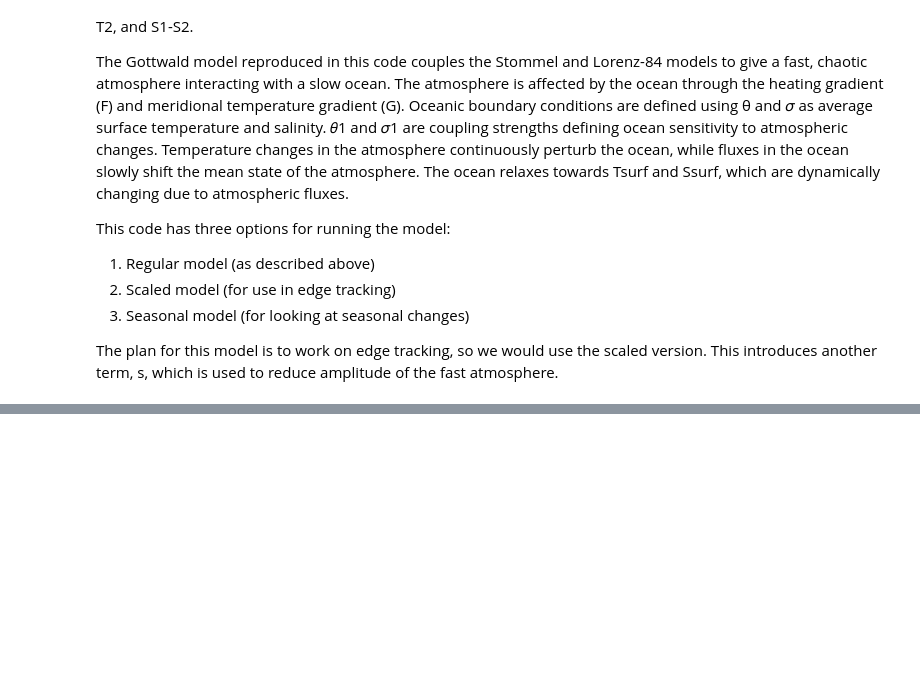
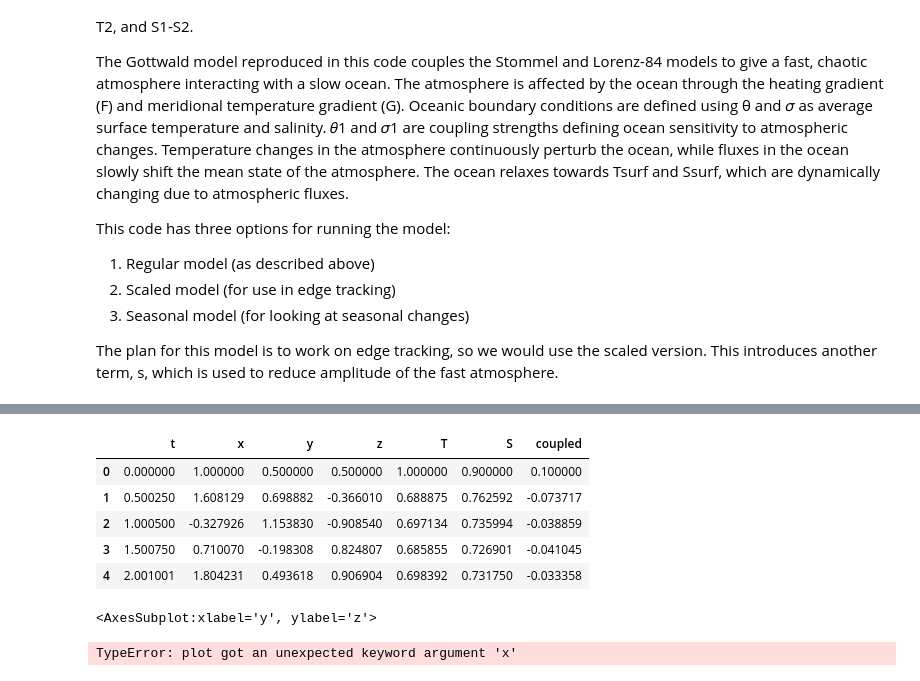
Before and after one commit to amethystaurora-robo/simulation_practice, a Jupyter notebook: Gottwald_model.ipynb, the cells around one changed output, grey strips where cells are left out. Cells and saved outputs as stored; diff of their text form; code cells hidden in the pictures; blank space fills up the shorter version.

```diff
--- a/Gottwald_model.ipynb
+++ b/Gottwald_model.ipynb
@@ -94,7 +97,7 @@ def gottwald_noice_seasons(t, u, p):
 
     return np.array([dx, dy, dz, dT, dS])
 # %%
-def param_gwn_default(param_l84=None, sigma_0=0.926): #**kwargs):
+def param_gwn_default(f,param_l84=None, sigma_0=0.926): #**kwargs):
     """return parameter values"""
     if param_l84 is not None:
         a, b, F0, G0 = param_l84
@@ -113,8 +116,9 @@ def param_gwn_default(param_l84=None, sigma_0=0.926): #**kwargs):
     mu = 7.5
     theta_0 = 1.
     # sigma_0 = 0.9  # Stommel params (is varied) 0.926, 0.932
-    epsilon_a = 0.34
-    epsilon_f = 0.0003  # 0.0083 # timescales
+    epsilon_a = f
+#change to f, add as parameter
+    epsilon_f = 0.009 # 0.0083 # timescales
     F1 = 0.1
     G1 = 0.  # coupling params
     perturb_scaling = 0.01  # coupling strength of L84 to Stommel
@@ -127,6 +131,7 @@ def param_gwn_default(param_l84=None, sigma_0=0.926): #**kwargs):
     return [a, b, mu, epsilon_a, epsilon_f, F0, F1, G0, G1,
             theta_0, theta_1, sigma_0, sigma_1, x_mean, Delta_mean]
 # %%
+#reduced tolerance
 def simulate_gottwald_noice(initial_conditions, params, t_span, t_eval=None, stochsys=True):
     """Simulate the Gottwald model without sea ice"""
     sol = solve_ivp(
@@ -135,15 +140,13 @@ def simulate_gottwald_noice(initial_conditions, params, t_span, t_eval=None, sto
         initial_conditions,
         t_eval=t_eval,
         method='RK45',
-        rtol=1e-10,
-        atol=1e-10
+        rtol=1e-3,
+        atol=1e-6
     )
     return sol
 # %%
 # Example usage
 if __name__ == "__main__":
-    import matplotlib.pyplot as plt
-    import matplotlib
     matplotlib.use('Agg')
 
     # Get default Gottwald parameters
@@ -154,14 +157,13 @@ if __name__ == "__main__":
     # Simulate Gottwald model
     initial_gwn = [1.0, 0.5, 0.5, 1.0, 0.9]  # [x, y, z, T, S]
     # params_gwn_wrapped = [params_gwn]  # Wrap in list for stochsys format
-    tmax = 50 # 00
-    t_eval = np.linspace(0, tmax, tmax* 10000)
+    tmax = 1000 # 00
+    t_eval = np.linspace(0, tmax, tmax* 2)
 
     sol_gwn = simulate_gottwald_noice(initial_gwn, params_gwn, (0, tmax),
                                        t_eval=t_eval, stochsys=False)
 
-
-
+'''
     fig, ax = plt.subplots(1, 3, figsize=(4 * 2.5, 3))
     ax[0].plot(sol_gwn.t, sol_gwn.y[3], label="T")
     ax[0].plot(sol_gwn.t, sol_gwn.y[4], label="S")
@@ -178,5 +180,6 @@ if __name__ == "__main__":
     fig.tight_layout()
 
     fig.savefig('gottwald_noice.png')
+'''
 # %% [output]
 Default Gottwald parameters:
@@ -183,0 +281,21 @@ Default Gottwald parameters:
+# %%
+test['coupled'] = test['T']-test['S']
+# %%
+test.head()
+# %% [output]
+|  | t | x | y | z | T | S | coupled |
+| 0 | 0.000000 | 1.000000 | 0.500000 | 0.500000 | 1.000000 | 0.900000 | 0.100000 |
+| 1 | 0.500250 | 1.608129 | 0.698882 | -0.366010 | 0.688875 | 0.762592 | -0.073717 |
+| 2 | 1.000500 | -0.327926 | 1.153830 | -0.908540 | 0.697134 | 0.735994 | -0.038859 |
+| 3 | 1.500750 | 0.710070 | -0.198308 | 0.824807 | 0.685855 | 0.726901 | -0.041045 |
+| 4 | 2.001001 | 1.804231 | 0.493618 | 0.906904 | 0.698392 | 0.731750 | -0.033358 |
+# %%
+sns.lineplot(data=test,x=test['t'])
+# %% [output]
+<AxesSubplot:xlabel='y', ylabel='z'>
+# %%
+import matplotlib.pyplot as plt
+
+plt.plot(x='t',y='coupled',data=test)
+# %% [output]
+TypeError: plot got an unexpected keyword argument 'x'
```
Also changed, not shown: parts of 6 cells of this notebook, 7 other files.
